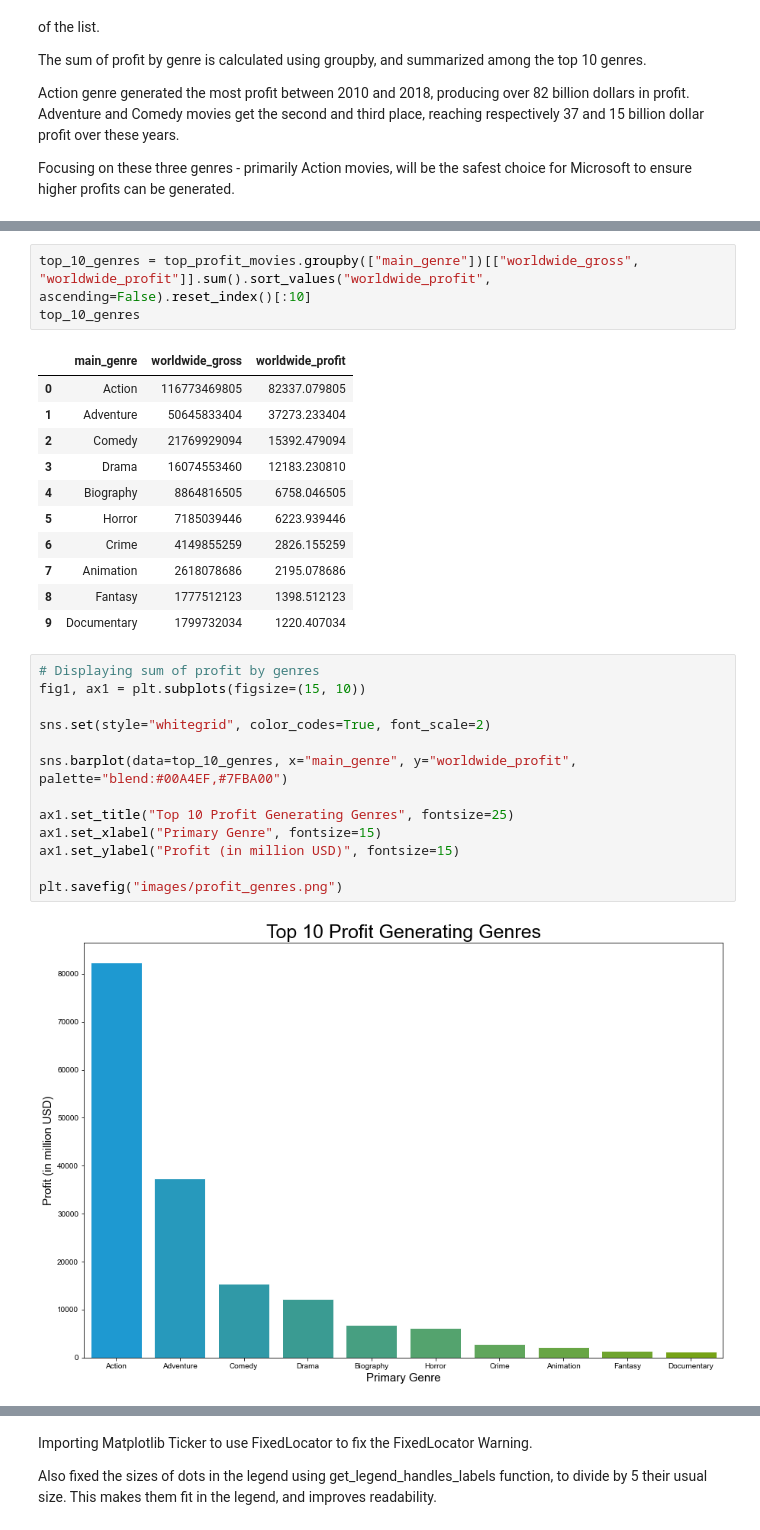
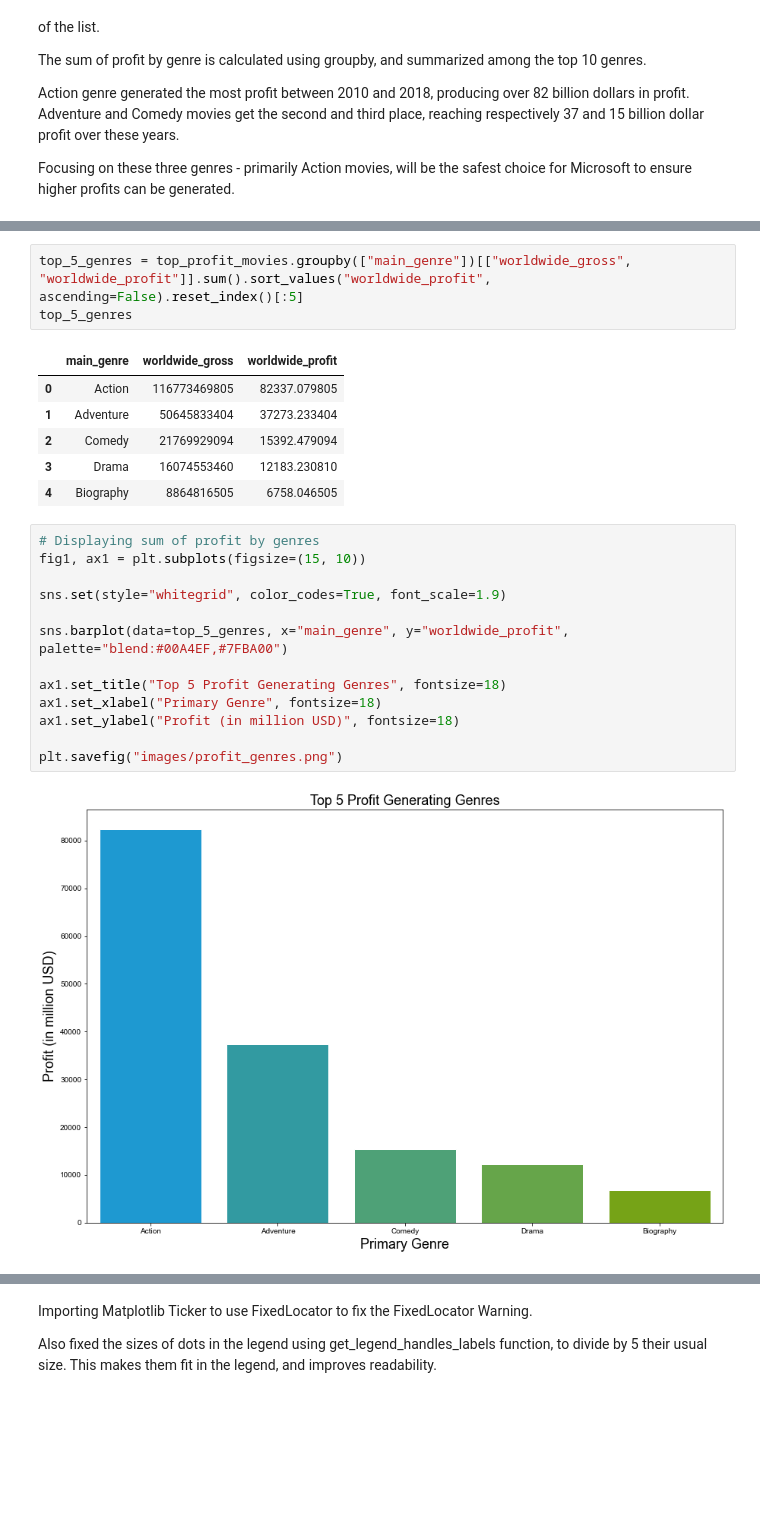
Before and after one commit to AlbaneCM/MicrosoftMovieAnalysis, a Jupyter notebook: microsoft-movie-analysis.ipynb, the cells around one changed output, grey strips where cells are left out. Drawn from its saved outputs; the diff is of its cells as text; blank space fills up the shorter version.

```diff
--- a/microsoft-movie-analysis.ipynb
+++ b/microsoft-movie-analysis.ipynb
@@ -815,8 +816,8 @@ top_profit_movies.head()
 | 3 | 306000000 | 936662225 | 2053311220 | Star Wars Ep. VII: The Force Awakens | 1747.311220 | 2015 | ... |
 | 4 | 300000000 | 678815482 | 2048134200 | Avengers: Infinity War | 1748.134200 | 2018 | ... |
 # %%
-top_10_genres = top_profit_movies.groupby(["main_genre"])[["worldwide_gross", "worldwide_profit"]].sum().sort_values("worldwide_profit", ascending=False).reset_index()[:10]
-top_10_genres
+top_5_genres = top_profit_movies.groupby(["main_genre"])[["worldwide_gross", "worldwide_profit"]].sum().sort_values("worldwide_profit", ascending=False).reset_index()[:5]
+top_5_genres
 # %% [output]
 |  | main_genre | worldwide_gross | worldwide_profit |
 | 0 | Action | 116773469805 | 82337.079805 |
@@ -824,23 +825,18 @@ top_10_genres
 | 2 | Comedy | 21769929094 | 15392.479094 |
 | 3 | Drama | 16074553460 | 12183.230810 |
 | 4 | Biography | 8864816505 | 6758.046505 |
-| 5 | Horror | 7185039446 | 6223.939446 |
-| 6 | Crime | 4149855259 | 2826.155259 |
-| 7 | Animation | 2618078686 | 2195.078686 |
-| 8 | Fantasy | 1777512123 | 1398.512123 |
-| 9 | Documentary | 1799732034 | 1220.407034 |
 # %%
 # Displaying sum of profit by genres
 fig1, ax1 = plt.subplots(figsize=(15, 10))
 
-sns.set(style="whitegrid", color_codes=True, font_scale=2)
+sns.set(style="whitegrid", color_codes=True, font_scale=1.9)
 
-sns.barplot(data=top_10_genres, x="main_genre", y="worldwide_profit", palette="blend:#00A4EF,#7FBA00")
+sns.barplot(data=top_5_genres, x="main_genre", y="worldwide_profit", palette="blend:#00A4EF,#7FBA00")
 
-ax1.set_title("Top 10 Profit Generating Genres", fontsize=25)
-ax1.set_xlabel("Primary Genre", fontsize=15)
-ax1.set_ylabel("Profit (in million USD)", fontsize=15)
+ax1.set_title("Top 5 Profit Generating Genres", fontsize=18)
+ax1.set_xlabel("Primary Genre", fontsize=18)
+ax1.set_ylabel("Profit (in million USD)", fontsize=18)
 
 plt.savefig("images/profit_genres.png")
 # %% [output]
-[figure, old version]
+[figure, new version]
```
Also changed, not shown: parts of 32 cells of this notebook, 6 other files.
